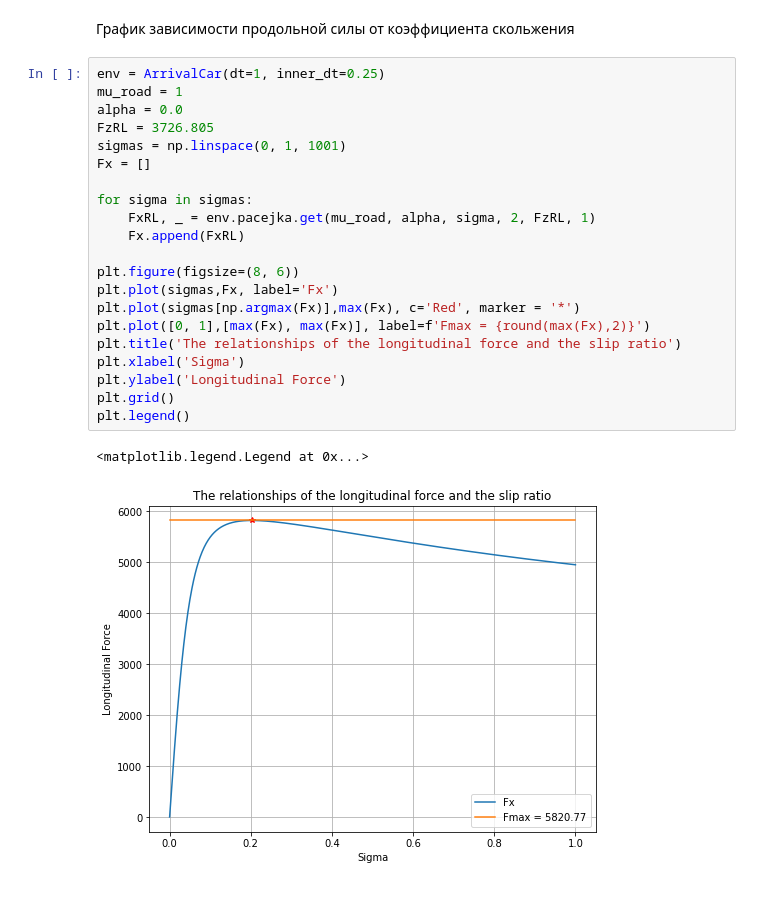
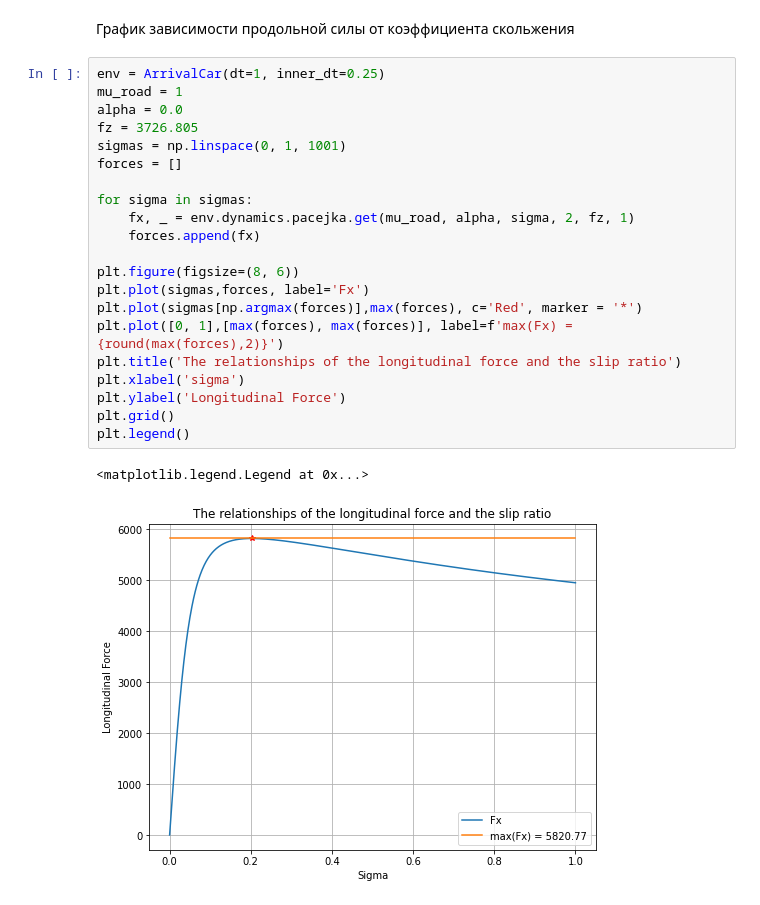
Before and after one commit to imm-rl-lab/self-driving_car, a Jupyter notebook: ArrivalCar_RL_Problem3.ipynb, the cells around one changed output. Drawn from its saved outputs; the diff is of its cells as text.

```diff
--- a/ArrivalCar_RL_Problem3.ipynb
+++ b/ArrivalCar_RL_Problem3.ipynb
@@ -92,24 +110,24 @@ time[-1]
 # %%
 env = ArrivalCar(dt=1, inner_dt=0.25)
 mu_road = 1
 alpha = 0.0
-FzRL = 3726.805
+fz = 3726.805
 sigmas = np.linspace(0, 1, 1001)
-Fx = []
+forces = []
 
 for sigma in sigmas:
-    FxRL, _ = env.pacejka.get(mu_road, alpha, sigma, 2, FzRL, 1)
-    Fx.append(FxRL)
+    fx, _ = env.dynamics.pacejka.get(mu_road, alpha, sigma, 2, fz, 1)
+    forces.append(fx)
 
 plt.figure(figsize=(8, 6))
-plt.plot(sigmas,Fx, label='Fx')
-plt.plot(sigmas[np.argmax(Fx)],max(Fx), c='Red', marker = '*')
-plt.plot([0, 1],[max(Fx), max(Fx)], label=f'Fmax = {round(max(Fx),2)}')
+plt.plot(sigmas,forces, label='Fx')
+plt.plot(sigmas[np.argmax(forces)],max(forces), c='Red', marker = '*')
+plt.plot([0, 1],[max(forces), max(forces)], label=f'max(Fx) = {round(max(forces),2)}')
 plt.title('The relationships of the longitudinal force and the slip ratio')
-plt.xlabel('Sigma')
+plt.xlabel('sigma')
 plt.ylabel('Longitudinal Force')
 plt.grid()
 plt.legend()
 # %% [output]
 <matplotlib.legend.Legend at 0x...>
-[figure, old version]
+[figure, new version]
```
Also changed, not shown: parts of 5 cells of this notebook, 10 other files.
